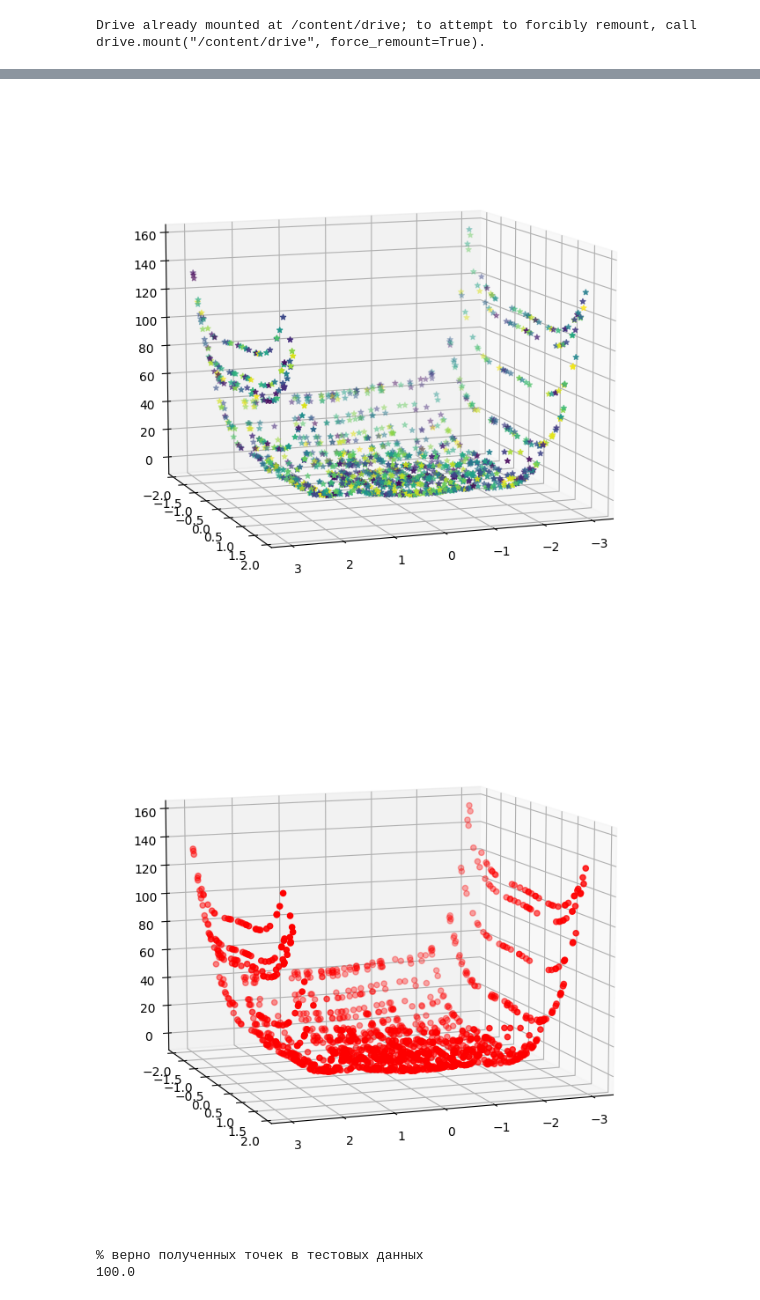
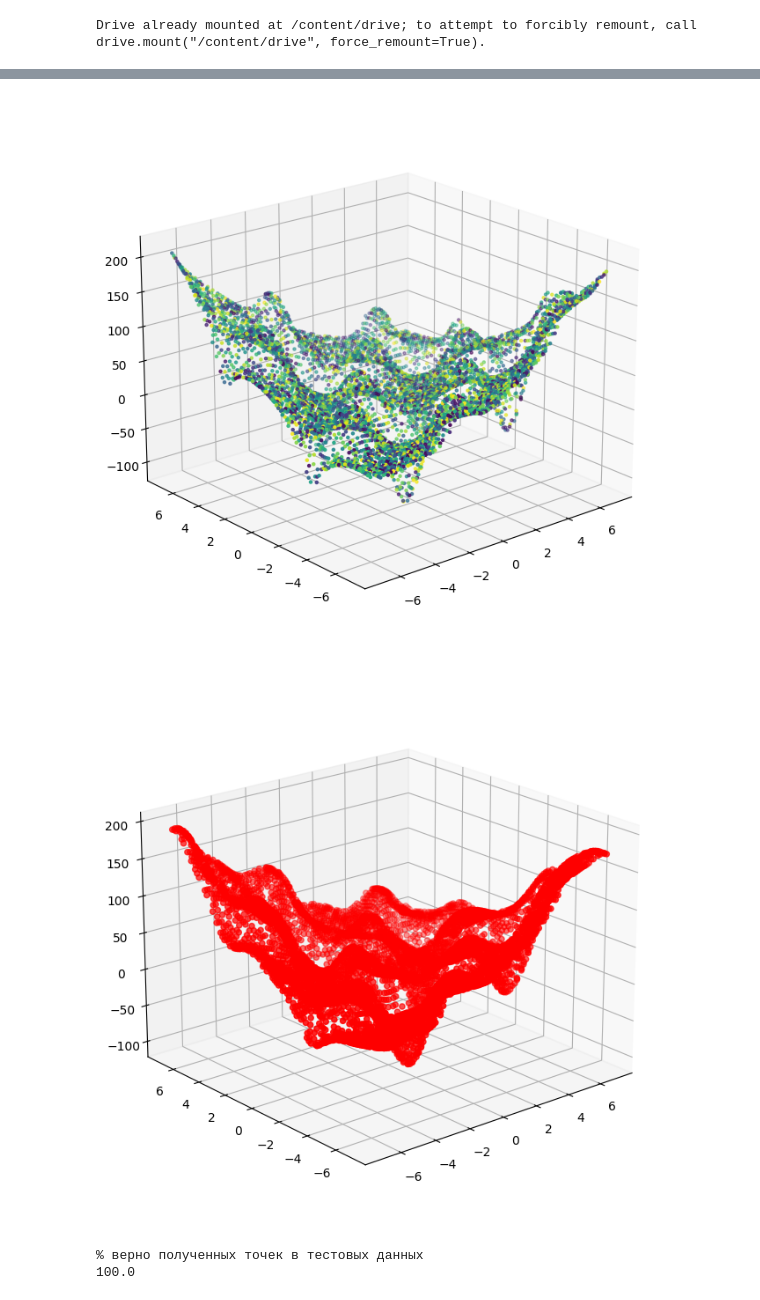
Before and after one commit to MorozovDesu/neural_network_technologies, a Jupyter notebook: Лаба_3_нейросетевые_технологии.ipynb, the cells around one changed output, grey strips where cells are left out. Saved outputs shown, nothing was run; the diff lists cells and outputs as text; code cells hidden in the pictures.

```diff
--- a/Лаба_3_нейросетевые_технологии.ipynb
+++ b/Лаба_3_нейросетевые_технологии.ipynb
@@ -717,23 +706,28 @@ def f2(x, y):
 # %%
-filename_model = 'modelF2-СетьRBF-line.sav'
+filename_model = 'modelBird.sav'
 
-x1val,x2val=generation_f2(50,3,-3,2,-2)
+# Генерация данных для функции Бирда
+x1val, x2val = np.linspace(-7, 7, 100), np.linspace(-7, 7, 100)
+x1, x2 = np.meshgrid(x1val, x2val)
+z = bird_function(x1, x2)
 
-x1, x2 = np.meshgrid(x1val, x2val)
-z = f2(x1,x2)
-x11=[]
-x22=[]
-zz=[]
-for l in x1:
-    x11.extend(l)
-for l in x2:
-    x22.extend(l)
-for l in z:
-    zz.extend(l)
+# Преобразование данных в нужный формат
+x11, x22, zz = x1.flatten(), x2.flatten(), z.flatten()
+x11, x22, zz = x11.reshape((len(x11), 1)), x22.reshape((len(x22), 1)), zz.reshape((len(zz), 1))
 
-x11=np.reshape(x11,(len(x11),1))
-x22=np.reshape(x22,(len(x22),1))
-zz=np.reshape(zz,(len(zz),1))
+# Создание датасета
+dataset = np.concatenate((x11, x22), axis=1)
 
-dataset =np.concatenate((x11,x22),axis=1)
+# Разделение данных на обучающую и тестовую выборки
 X_train, X_test, y_train, y_test = train_test_split(dataset, zz, test_size=0.4, random_state=123)
+
+# Сохранение данных для последующего использования в обучении модели
+np.savetxt('datasetBird.txt', np.concatenate((X_train, y_train), axis=1))
+
+# Визуализация функции Бирда
+fig = plt.figure(figsize=(16, 8))
+ax = fig.add_subplot(111, projection='3d')
+col = np.arange(len(zz))
+ax.scatter(x1.flatten(), x2.flatten(), zz.flatten(), marker='o', linewidths=1, c=col)
+ax.view_init(20, -110)
+plt.show()
@@ -741,10 +737,10 @@ X_train, X_test, y_train, y_test = train_test_split(dataset, zz, test_size=0.4,
 fig = plt.figure(figsize=(16,8))
 ax = fig.add_subplot(111, projection='3d')
 col = np.arange(len(y_train))
-ax.scatter(X_train[:, 0], X_train[:, 1], y_train, marker = '*', linewidths=1, c=col)
-ax.view_init(10, 70)
+ax.scatter(X_train[:, 0], X_train[:, 1], y_train, marker = '.', linewidths=1, c=col)
+ax.view_init(20, -130)
 # %% [output]
-[figure, old version]
+[figure, new version]
 # %%
 rbf = RBF(2, 150, 1)  # Уменьшим количество кластеров
 rbf.train(X_train, y_train)
@@ -754,12 +750,12 @@ pickle.dump(rbf, open(filename_model, 'wb'))
 # %%
 fig = plt.figure(figsize=(16,8))
 ax = fig.add_subplot(111, projection='3d')
 col = np.arange(len(y_train))
 #ax.scatter(X_train[:, 0], X_train[:, 1], y_train, marker = 'o', linewidths=1, c=col)
 ax.scatter(X_train[:, 0], X_train[:, 1], rez_train, marker = 'o', linewidths=1, c='red')
-ax.view_init(10, 70)
+ax.view_init(20, -130)
 # %% [output]
-[figure, old version]
+[figure, new version]
 # %%
 loaded_model = pickle.load(open(filename_model, 'rb'))
 deviations=np.std(y_test, ddof=1)
```
Also changed, not shown: parts of 24 cells of this notebook.
